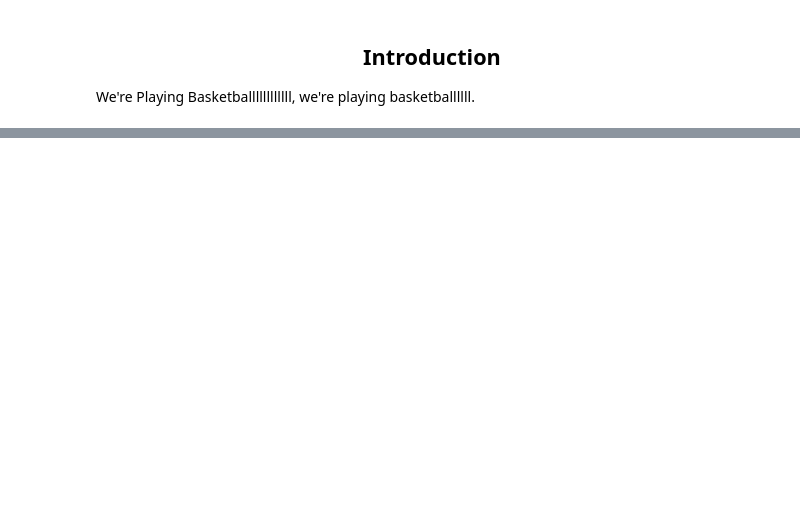
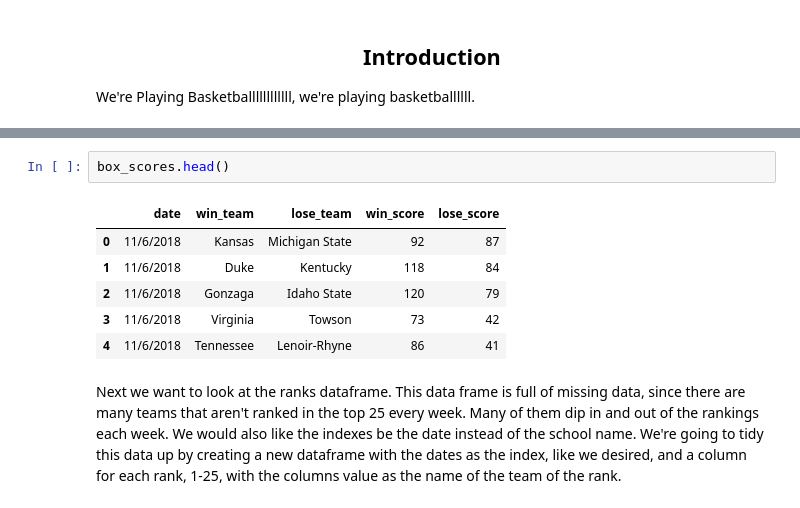
Before and after one commit to cnalty/final320project, a Jupyter notebook: main.ipynb, the cells around one changed output, grey strips where cells are left out. Drawn from its saved outputs; the diff is of its cells as text; blank space fills up the shorter version.

```diff
--- a/main.ipynb
+++ b/main.ipynb
@@ -27,0 +172,14 @@ for i in range(2, 142):
+# %%
+box_scores.head()
+# %% [output]
+|  | date | win_team | lose_team | win_score | lose_score |
+| 0 | 11/6/2018 | Kansas | Michigan State | 92 | 87 |
+| 1 | 11/6/2018 | Duke | Kentucky | 118 | 84 |
+| 2 | 11/6/2018 | Gonzaga | Idaho State | 120 | 79 |
+| 3 | 11/6/2018 | Virginia | Towson | 73 | 42 |
+| 4 | 11/6/2018 | Tennessee | Lenoir-Rhyne | 86 | 41 |
+# %% [markdown]
+Next we want to look at the ranks dataframe. This data frame is full of missing data, since there are many teams that aren't
+ranked in the top 25 every week. Many of them dip in and out of the rankings each week. We would also like the indexes be
+the date instead of the school name. We're going to tidy this data up by creating a new dataframe with the dates as the index,
+like we desired, and a column for each rank, 1-25, with the columns value as the name of the team of the rank.
```
Also changed, not shown: parts of 26 cells of this notebook.
